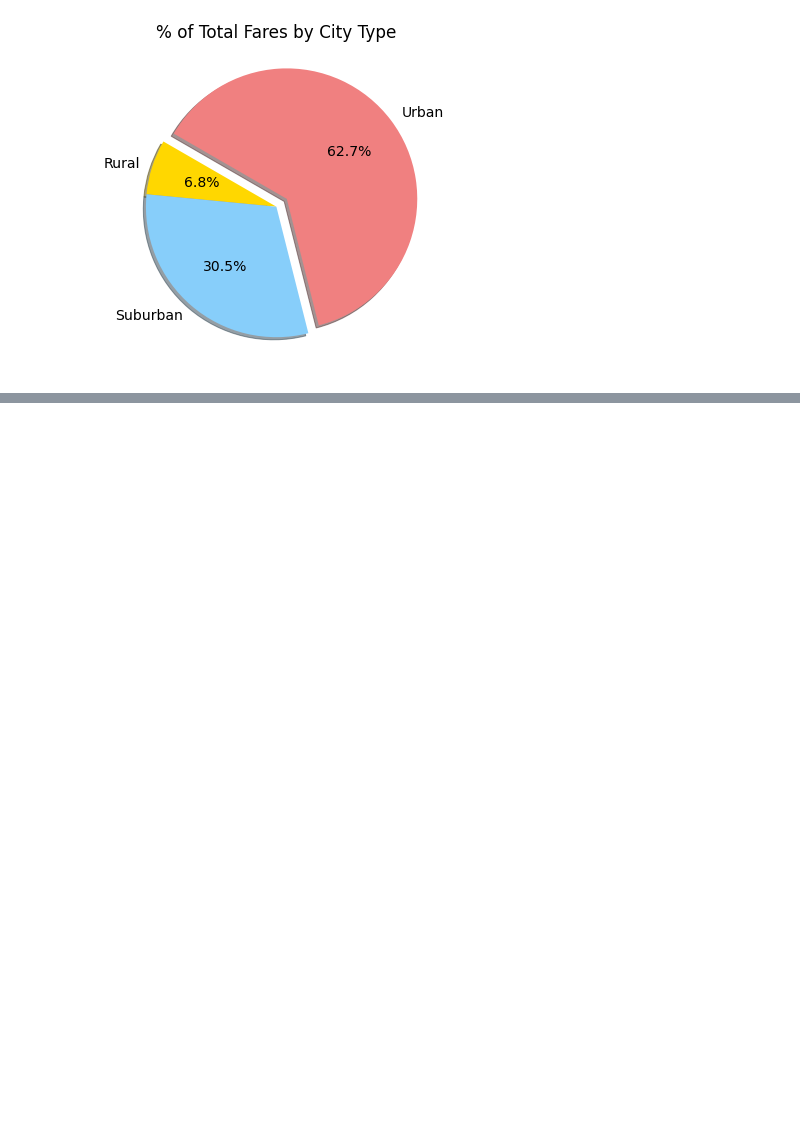
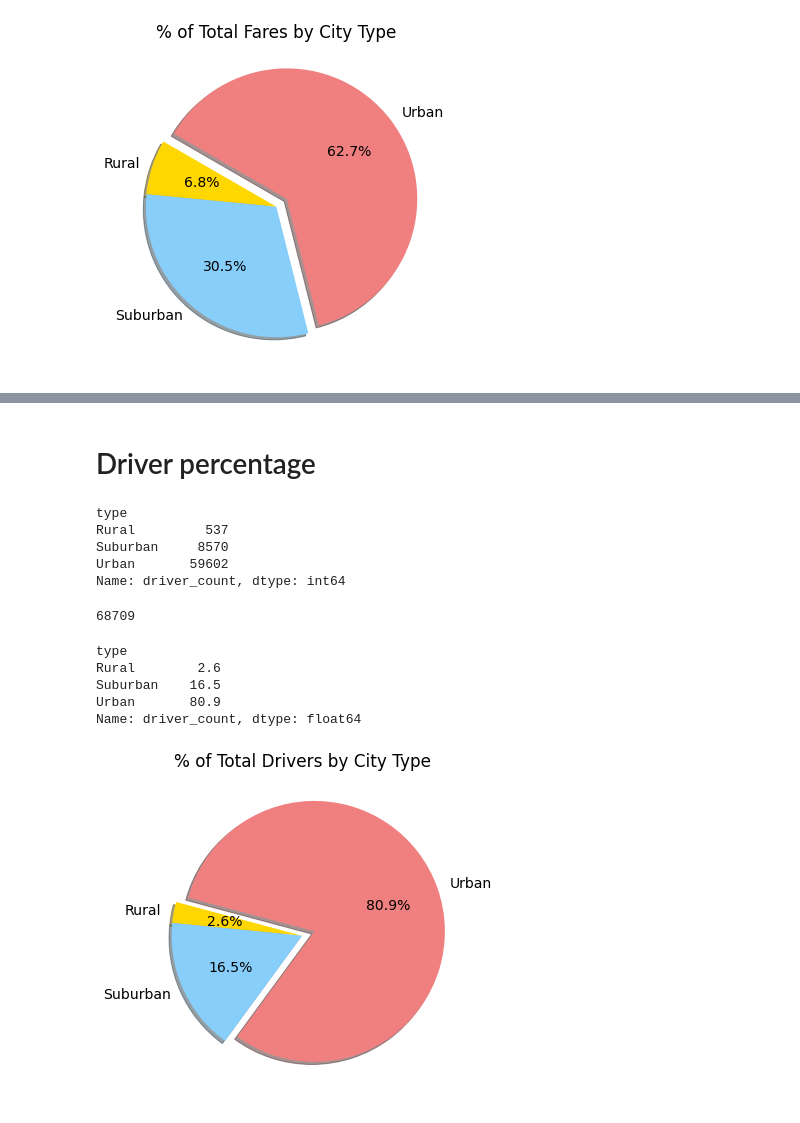
Before and after one commit to Franc6s/PyBer_Analysis, a Jupyter notebook: PyBer.ipynb, the cells around one changed output, grey strips where cells are left out. Drawn from its saved outputs; the diff is of its cells as text; code cells hidden in the pictures; blank space fills up the shorter version.

```diff
--- a/PyBer.ipynb
+++ b/PyBer.ipynb
@@ -592,0 +645,44 @@ plt.show()
+# %% [markdown]
+# Driver percentage
+# %%
+# Calculate the percentage of drivers for each city type.
+drivers_by_type = pyber_data_df.groupby(["type"]).sum()["driver_count"]
+drivers_by_type
+# %% [output]
+type
+Rural         537
+Suburban     8570
+Urban       59602
+Name: driver_count, dtype: int64
+# %%
+total_drivers = pyber_data_df["driver_count"].sum()
+total_drivers
+# %% [output]
+68709
+# %%
+drivers_percents = 100 * round(city_data_df.groupby(["type"]).sum()["driver_count"] / city_data_df["driver_count"].sum(),3)
+drivers_percents
+# %% [output]
+type
+Rural        2.6
+Suburban    16.5
+Urban       80.9
+Name: driver_count, dtype: float64
+# %%
+# Build percentage of rides by city type pie chart.
+plt.subplots(figsize=(10, 6))
+plt.pie(drivers_percents,
+    labels=["Rural", "Suburban", "Urban"],
+    colors=["gold", "lightskyblue", "lightcoral"],
+    explode=[0, 0, 0.1],
+    autopct='%1.1f%%',
+    shadow=True, startangle=165)
+plt.title("% of Total Drivers by City Type")
+# Change the default font size from 10 to 14.
+mpl.rcParams['font.size'] = 14
+# Save Figure
+plt.savefig("Resources/Fig7.png")
+# Show Figure
+plt.show()
+# %% [output]
+[figure, added]
```
Also changed, not shown: parts of 7 cells of this notebook, 3 other files.
